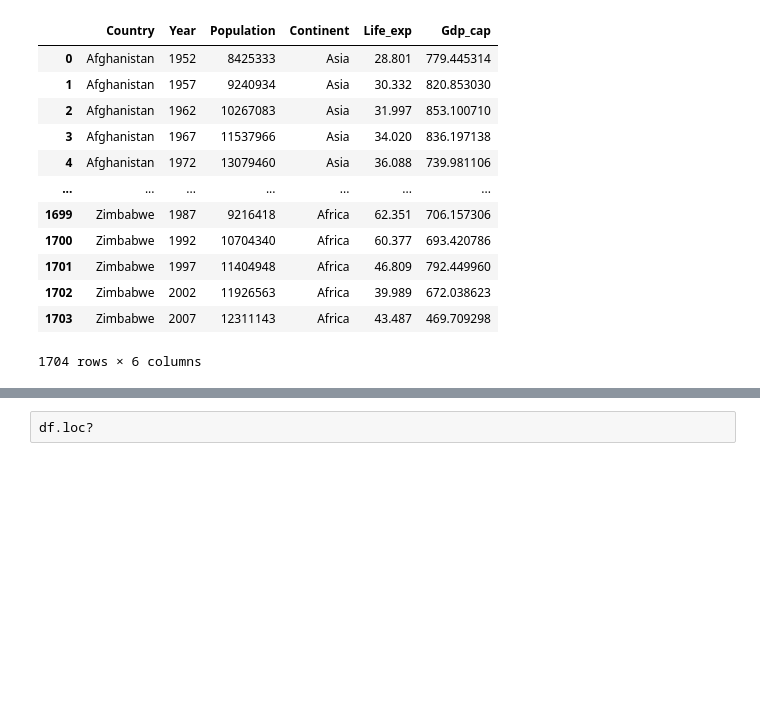
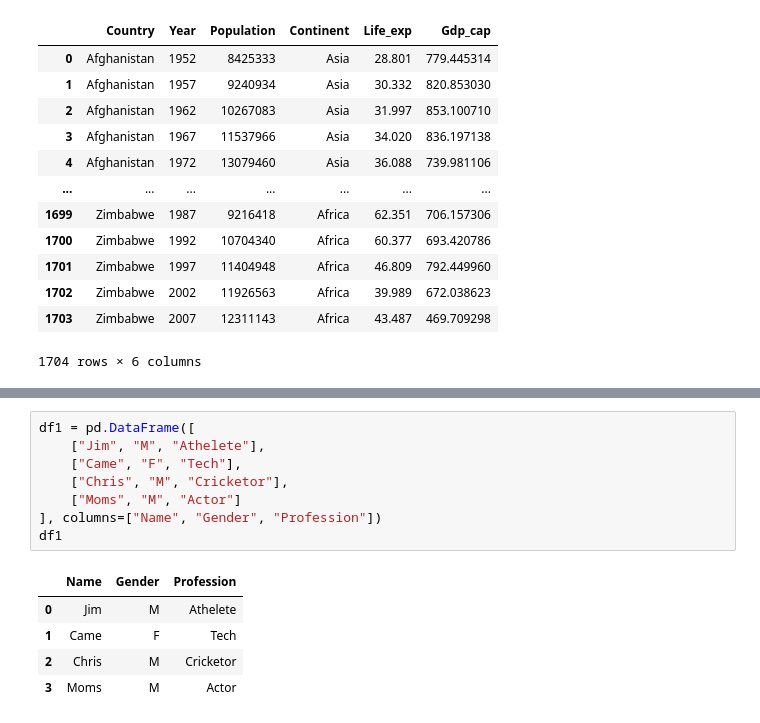
Before and after one commit to sibaram-sahu/dsml, a Jupyter notebook: Pandas/Pandas 1.ipynb, the cells around one changed output, grey strips where cells are left out. Drawn from its saved outputs; the diff is of its cells as text; blank space fills up the shorter version.

```diff
--- a/Pandas/Pandas 1.ipynb
+++ b/Pandas/Pandas 1.ipynb
@@ -254,2 +270,14 @@ Object `loc` not found.
-# %%
-df.loc?
+# %%
+df1 = pd.DataFrame([
+    ["Jim", "M", "Athelete"],
+    ["Came", "F", "Tech"],
+    ["Chris", "M", "Cricketor"],
+    ["Moms", "M", "Actor"]
+], columns=["Name", "Gender", "Profession"])
+df1
+# %% [output]
+|  | Name | Gender | Profession |
+| 0 | Jim | M | Athelete |
+| 1 | Came | F | Tech |
+| 2 | Chris | M | Cricketor |
+| 3 | Moms | M | Actor |
```
Also changed, not shown: parts of 11 cells of this notebook, 3 other files.
